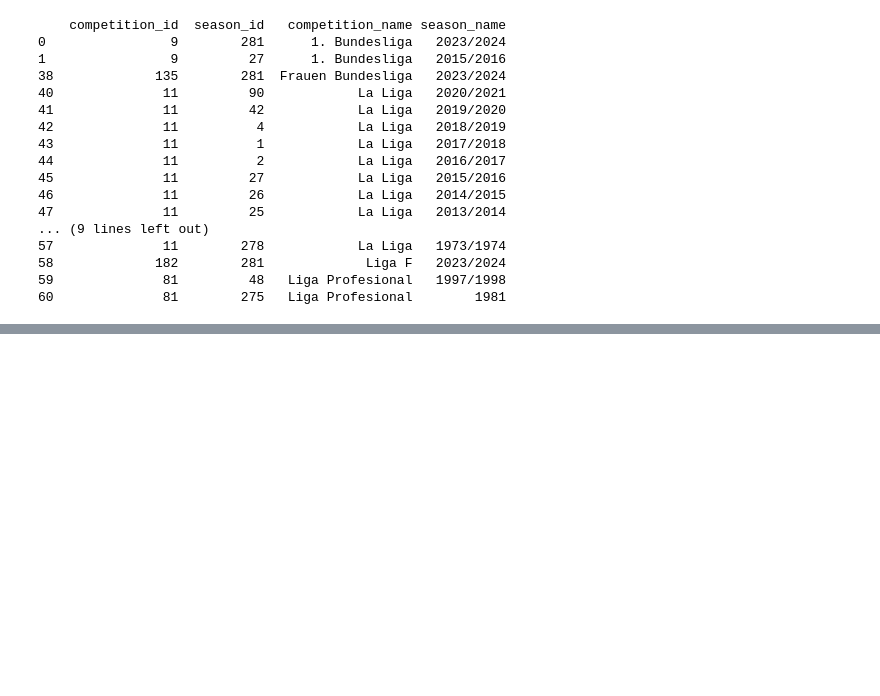
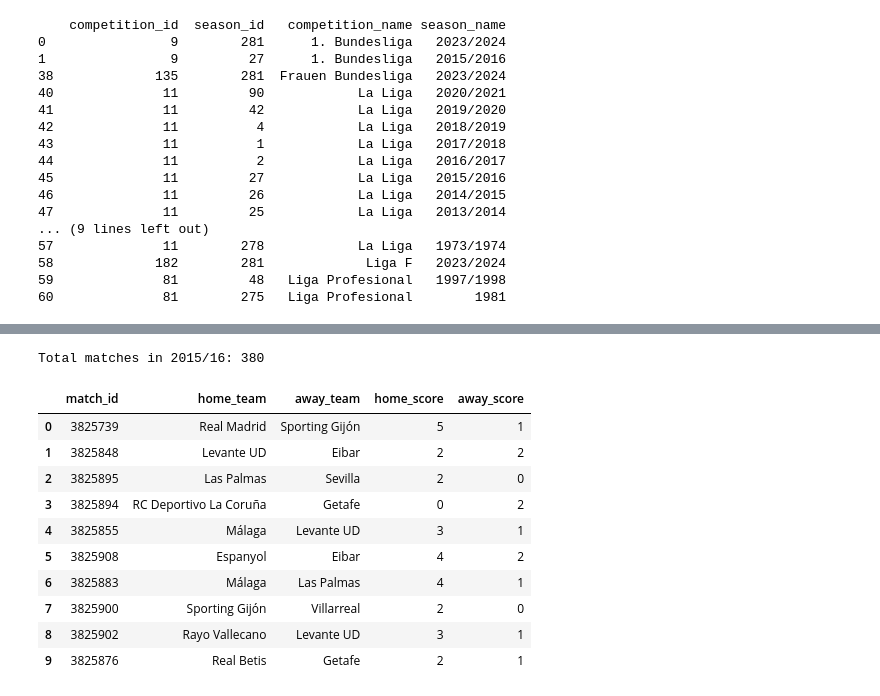
Before and after one commit to leventdusunceli/football_analytics, a Jupyter notebook: notebooks/football_analytics_demo.ipynb, the cells around one changed output, grey strips where cells are left out. Cells and saved outputs as stored; diff of their text form; code cells hidden in the pictures; blank space fills up the shorter version.

```diff
--- a/notebooks/football_analytics_demo.ipynb
+++ b/notebooks/football_analytics_demo.ipynb
@@ -124,0 +141,23 @@ print(bundesliga[["competition_id", "season_id", "competition_name", "season_nam
+# %%
+# retrieving all the matches in the given season
+COMPETITION_ID = 11
+SEASON_ID = 27 # 2015/16
+
+laliga_matches_15 = sb_client.get_matches(competition_id=COMPETITION_ID,
+                                          season_id=SEASON_ID)
+
+print ( f"Total matches in 2015/16: {len(laliga_matches_15)}")
+laliga_matches_15[["match_id", "home_team", "away_team", "home_score", "away_score"]].head(10)
+# %% [output]
+Total matches in 2015/16: 380
+|  | match_id | home_team | away_team | home_score | away_score |
+| 0 | 3825739 | Real Madrid | Sporting Gijón | 5 | 1 |
+| 1 | 3825848 | Levante UD | Eibar | 2 | 2 |
+| 2 | 3825895 | Las Palmas | Sevilla | 2 | 0 |
+| 3 | 3825894 | RC Deportivo La Coruña | Getafe | 0 | 2 |
+| 4 | 3825855 | Málaga | Levante UD | 3 | 1 |
+| 5 | 3825908 | Espanyol | Eibar | 4 | 2 |
+| 6 | 3825883 | Málaga | Las Palmas | 4 | 1 |
+| 7 | 3825900 | Sporting Gijón | Villarreal | 2 | 0 |
+| 8 | 3825902 | Rayo Vallecano | Levante UD | 3 | 1 |
+| 9 | 3825876 | Real Betis | Getafe | 2 | 1 |
```
Also changed, not shown: parts of 10 cells of this notebook, 2 other files.
